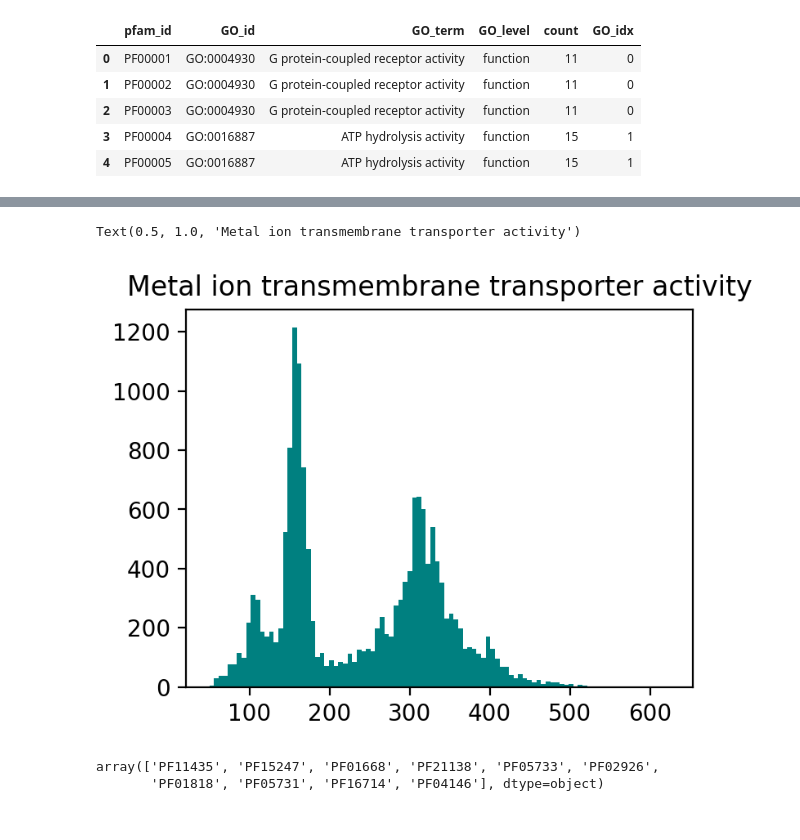
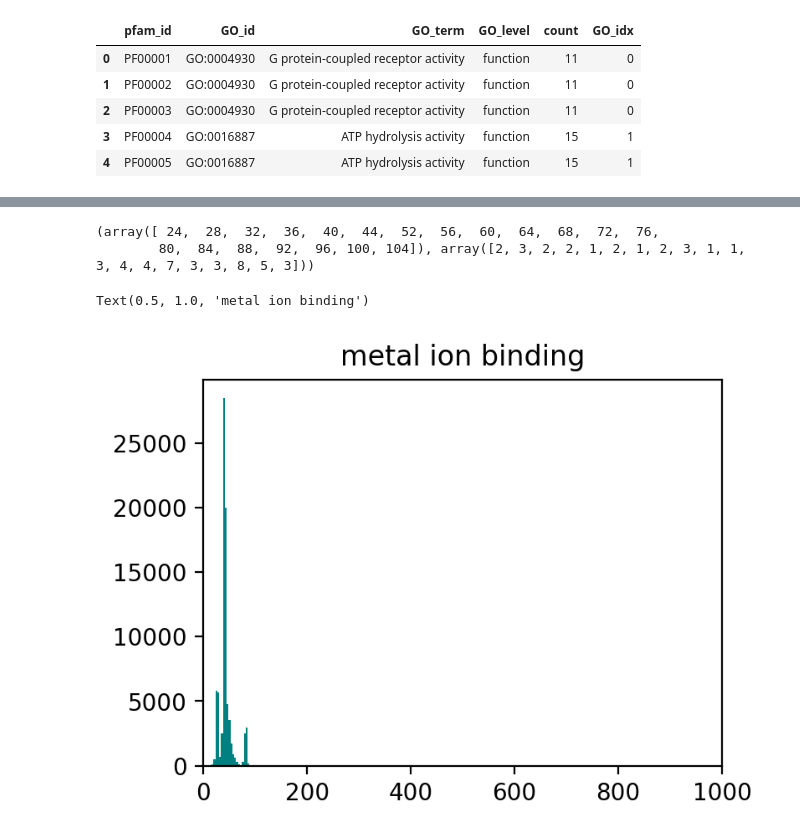
Before and after one commit to amyxlu/plaid-dev-distributed, a Jupyter notebook: notebooks/71_dataframes_fnorg.ipynb, the cells around one changed output, grey strips where cells are left out. Cells and saved outputs as stored; diff of their text form; code cells hidden in the pictures.

```diff
--- a/notebooks/71_dataframes_fnorg.ipynb
+++ b/notebooks/71_dataframes_fnorg.ipynb
@@ -78,3 +112,8 @@ pfam2go.head()
 # %%
-pfam2go[pfam2go.GO_id == "GO:0006352"]
+function_idx = 38
+tmp = pfam2go[pfam2go.GO_idx == function_idx]
+go_id = tmp.GO_id.values[0]
+go_term = tmp.GO_term.values[0]
+print(go_id, go_term)
+tmp
 # %% [output]
@@ -163,3 +138,5 @@ tmp = df[(df.GO_term == "metal ion transmembrane transporter activity")]
 # %%
-tmp.pfam_id.unique()
+tmp = df[df.GO_id == go_id]
+print(tmp.pfam_id.unique())
+tmp.head()
 # %% [output]
@@ -167,9 +150,17 @@ array(['PF02535'], dtype=object)
+# %%
+from plaid.utils import round_to_multiple
+effL = [round_to_multiple(x / 2, 4) for x in L]
+print(np.unique(effL, return_counts=True))
+# %% [output]
+(array([ 24,  28,  32,  36,  40,  44,  52,  56,  60,  64,  68,  72,  76,
+        80,  84,  88,  92,  96, 100, 104]), array([2, 3, 2, 2, 1, 2, 1, 2, 3, 1, 1, 3, 4, 4, 7, 3, 3, 8, 5, 3]))
 # %%
 plt.rcParams['figure.figsize'] = (4,3)
 plt.rcParams['figure.dpi'] = 200
 # %%
 _ = plt.hist(tmp.seq_len, bins=100, color='teal')
-plt.title("Metal ion transmembrane transporter activity")
+plt.xlim(0, 1000)
+plt.title(go_term)
 # %% [output]
-Text(0.5, 1.0, 'Metal ion transmembrane transporter activity')
+Text(0.5, 1.0, 'metal ion binding')
-[figure, old version]
+[figure, new version]
@@ -183,5 +166,0 @@ tmptmp = tmp[tmp.seq_len.map(lambda x: len_is_between(x, 72 * 2 - 10, 72 * 2 + 1
-# %%
-tmp.pfam_id.unique()
-# %% [output]
-array(['PF11435', 'PF15247', 'PF01668', 'PF21138', 'PF05733', 'PF02926',
-       'PF01818', 'PF05731', 'PF16714', 'PF04146'], dtype=object)
```
Also changed, not shown: parts of 16 cells of this notebook, 9 other files.
